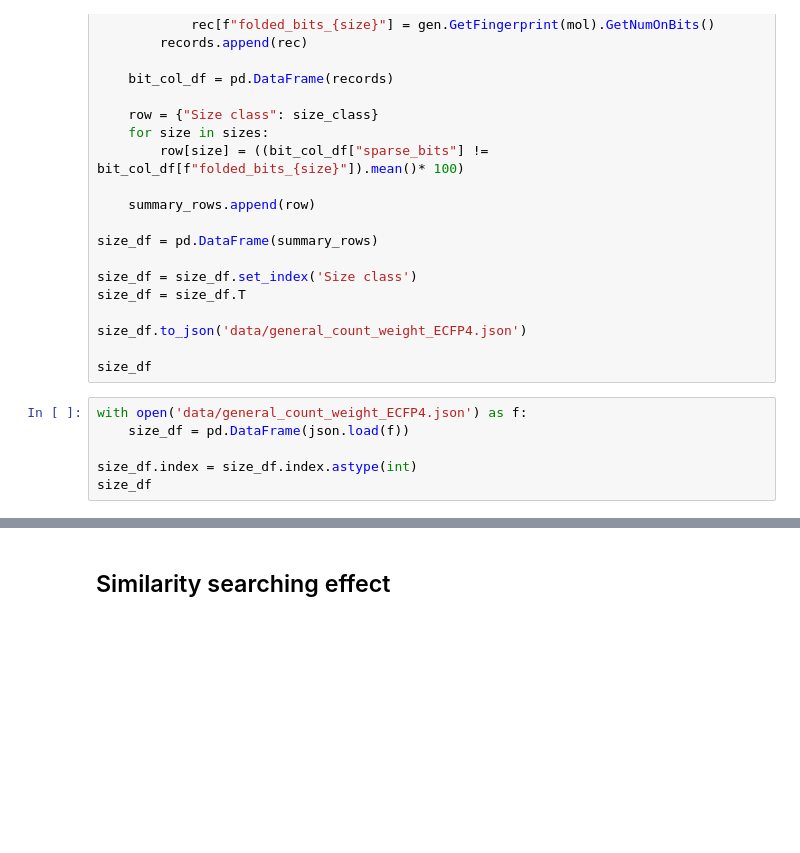
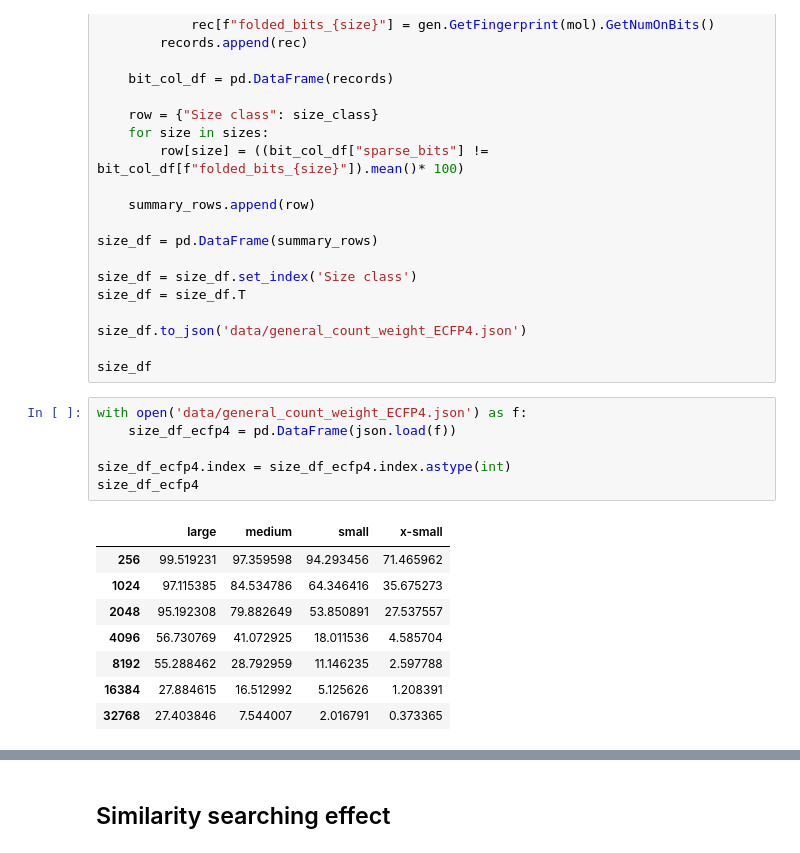
Before and after one commit to miko-dj/bit-collisions, a Jupyter notebook: bitcollisions.ipynb, the cells around one changed output, grey strips where cells are left out. Drawn from its saved outputs; the diff is of its cells as text; blank space fills up the shorter version.

```diff
--- a/bitcollisions.ipynb
+++ b/bitcollisions.ipynb
@@ -446,10 +510,19 @@ size_df.to_json('data/general_count_weight_ECFP4.json')
 size_df
 # %%
 with open('data/general_count_weight_ECFP4.json') as f:
-    size_df = pd.DataFrame(json.load(f))
+    size_df_ecfp4 = pd.DataFrame(json.load(f))
 
-size_df.index = size_df.index.astype(int)
-size_df
+size_df_ecfp4.index = size_df_ecfp4.index.astype(int)
+size_df_ecfp4
+# %% [output]
+|  | large | medium | small | x-small |
+| 256 | 99.519231 | 97.359598 | 94.293456 | 71.465962 |
+| 1024 | 97.115385 | 84.534786 | 64.346416 | 35.675273 |
+| 2048 | 95.192308 | 79.882649 | 53.850891 | 27.537557 |
+| 4096 | 56.730769 | 41.072925 | 18.011536 | 4.585704 |
+| 8192 | 55.288462 | 28.792959 | 11.146235 | 2.597788 |
+| 16384 | 27.884615 | 16.512992 | 5.125626 | 1.208391 |
+| 32768 | 27.403846 | 7.544007 | 2.016791 | 0.373365 |
 # %%
 
 labels = ['>= 200', '< 200' , '< 75' , '< 20' ]
```
Also changed, not shown: parts of 17 cells of this notebook, 8 other files.
